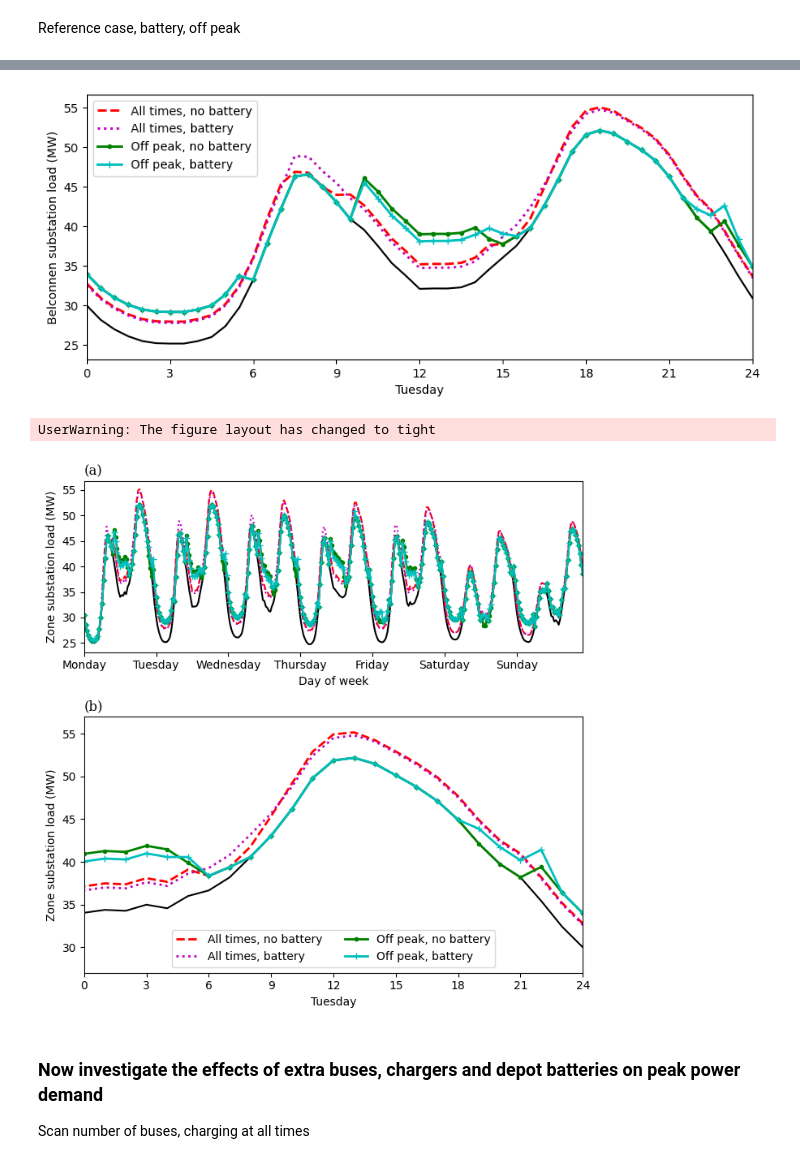
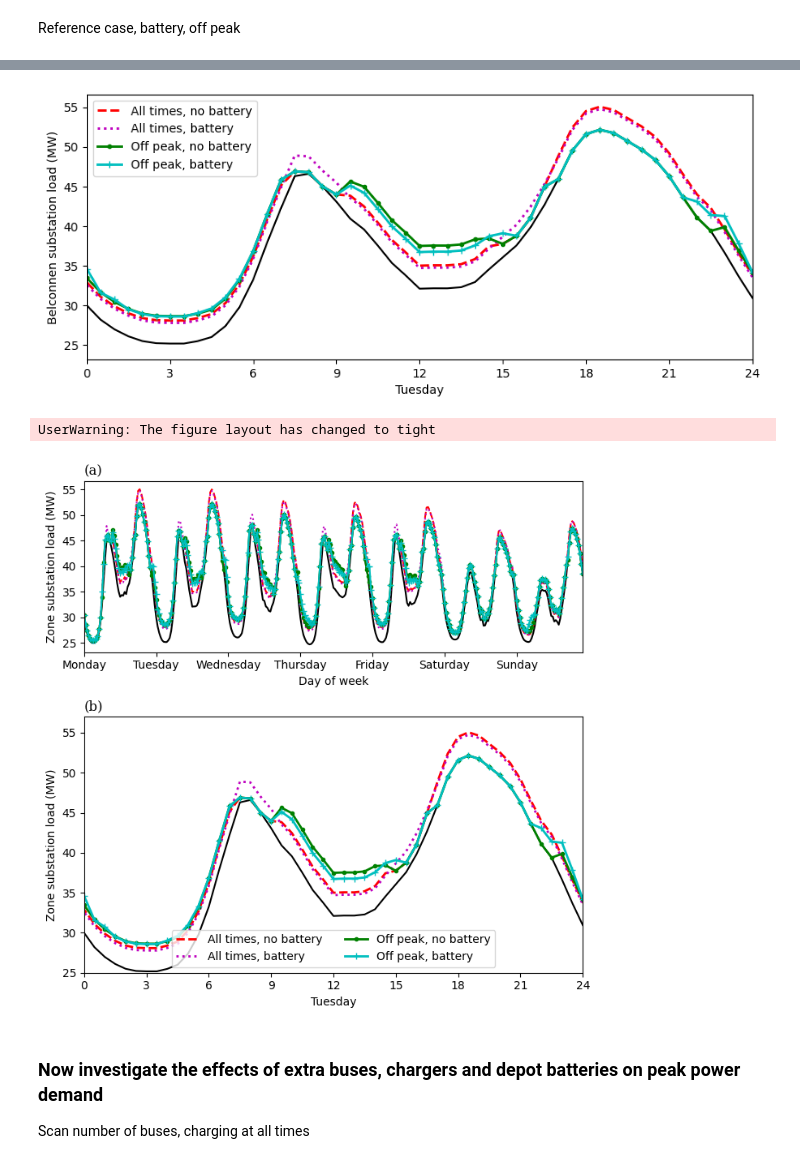
Before and after one commit to bsgip/RouteZero, a Jupyter notebook: scripts/npj_paper-Belconnen.ipynb, the cells around one changed output, grey strips where cells are left out. Saved outputs shown, nothing was run; the diff lists cells and outputs as text; code cells hidden in the pictures.

Commit message:
close to final npj results... Just missing all time battery scan

```diff
--- a/scripts/npj_paper-Belconnen.ipynb
+++ b/scripts/npj_paper-Belconnen.ipynb
@@ -415,7 +428,7 @@ charger_specs = copy.deepcopy(chargers)
 Specified allowed times of day to charge (which hours), default is all
 # %%
 all_times = [1]*7 + [1]*3 + [1]*5 + [1]*5 + [1]*4     # all times ok
-off_peak = [1]*6 + [0]*4 + [1]*6 + [0]*7 + [1]*1     # peak times not allowed
+off_peak = [1]*6 + [1]*4 + [1]*7 + [0]*6 + [1]*1     # peak times not allowed
 # %% [markdown]
 Set up the problem and optimise
 # %%
@@ -749,7 +762,7 @@ plt.legend(loc='upper left')
 plt.savefig('substation-zoom.pdf')
 plt.savefig('substation-zoom.png')
 # %% [output]
-[figure, old version]
+[figure, new version]
 # %%
 fig, axs = plt.subplot_mosaic([['(a)'], ['(b)']],
                             layout='constrained', gridspec_kw={'height_ratios': [1, 1.5]},
@@ -771,38 +784,36 @@ plt.plot(x_data, substation_with_off_peak_battery, 'c-+', label='Off peak, batte
 plt.ylabel("Zone substation load (MW)")
 plt.xlabel('Day of week')
 plt.xticks(ticks=xticks, labels=xlabels)
 plt.xlim([0, x_data[-1]])
 # plt.legend(loc='upper right', ncols=2)
 # plt.axhline(0, linestyle='-', color='k', linewidth=1)
 
 
-tue_start = 24*1
-tue_end = 24*2
-xticks = tue_start + np.array([0,3,6,9,12,15,18,21,24])*1
+xticks = tue_start + np.array([0,3,6,9,12,15,18,21,24])*2
 xlabels = ['0','3','6','9','12','15','18','21','24']
 
 plt.subplot(2, 1, 2)
 plt.plot(x_data, substation['MW'], 'k-')
 plt.plot(x_data, substation_with_all_times_no_battery, 'r--', label='All times, no battery',linewidth=2)
 plt.plot(x_data, substation_with_all_times_battery, 'm:', label='All times, battery',linewidth=2)
 plt.plot(x_data, substation_with_off_peak_no_battery, 'g.-', label='Off peak, no battery',linewidth=2)
 plt.plot(x_data, substation_with_off_peak_battery, 'c-+', label='Off peak, battery',linewidth=2)
 plt.ylabel("Zone substation load (MW)")
 plt.xlabel('Tuesday')
 plt.xticks(ticks=xticks, labels=xlabels)
 plt.xlim([tue_start, tue_end])
-plt.ylim([27, 57])
+plt.ylim([25, 57])
 plt.legend(loc='lower center', ncols=2)
 # plt.legend(loc='upper left')
 # plt.axhline(0, linestyle='-', color='k', linewidth=1)
 
 plt.tight_layout()
 # plt.show()
 plt.savefig('substation_combined.pdf')
 plt.savefig('substation_combined.png')
 # %% [output]
 UserWarning: The figure layout has changed to tight
-[figure, old version]
+[figure, new version]
 # %% [markdown]
 ### Now investigate the effects of extra buses, chargers and depot batteries on peak power demand
 
```
Also changed, not shown: parts of 15 cells of this notebook, 35 other files.
